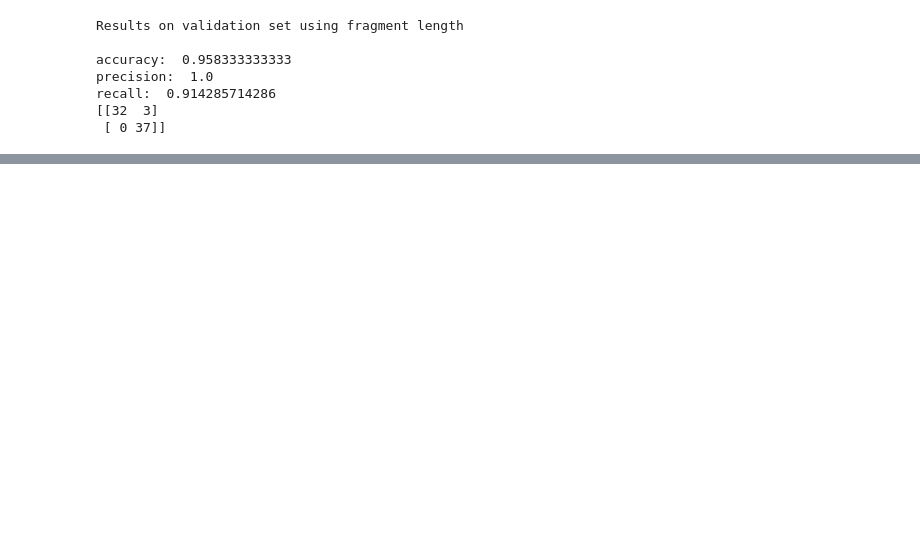
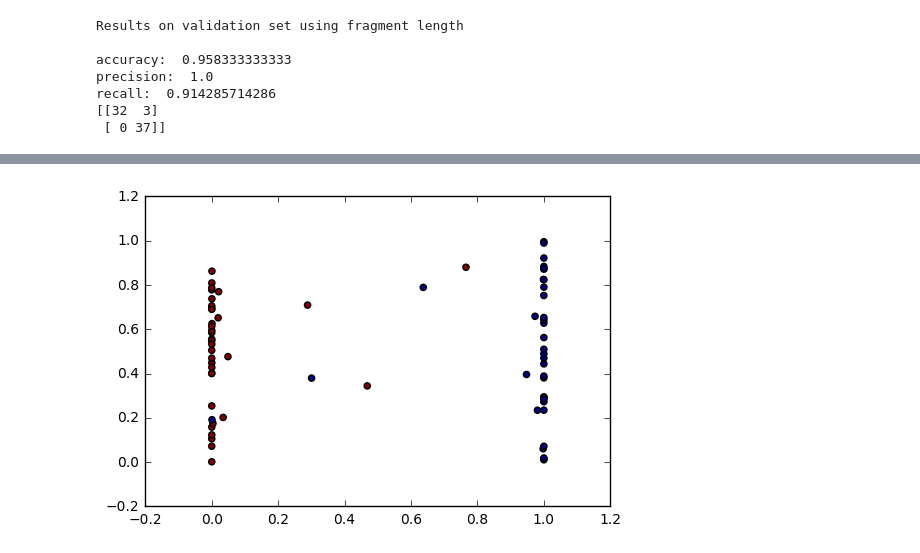
Before and after one commit to bx3/EE595, a Jupyter notebook: supervised_learning.ipynb, the cells around one changed output, grey strips where cells are left out. Cells and saved outputs as stored; diff of their text form; code cells hidden in the pictures; blank space fills up the shorter version.

```diff
--- a/supervised_learning.ipynb
+++ b/supervised_learning.ipynb
@@ -359,3 +359,8 @@ recall:  1.0
+# %%
+plt.scatter(probs[:,0],np.random.rand(72),c=label_test)
+plt.show()
+# %% [output]
+[figure, added]
 # %%
 # save data
 if with_N:
```
Also changed, not shown: parts of 7 cells of this notebook.
